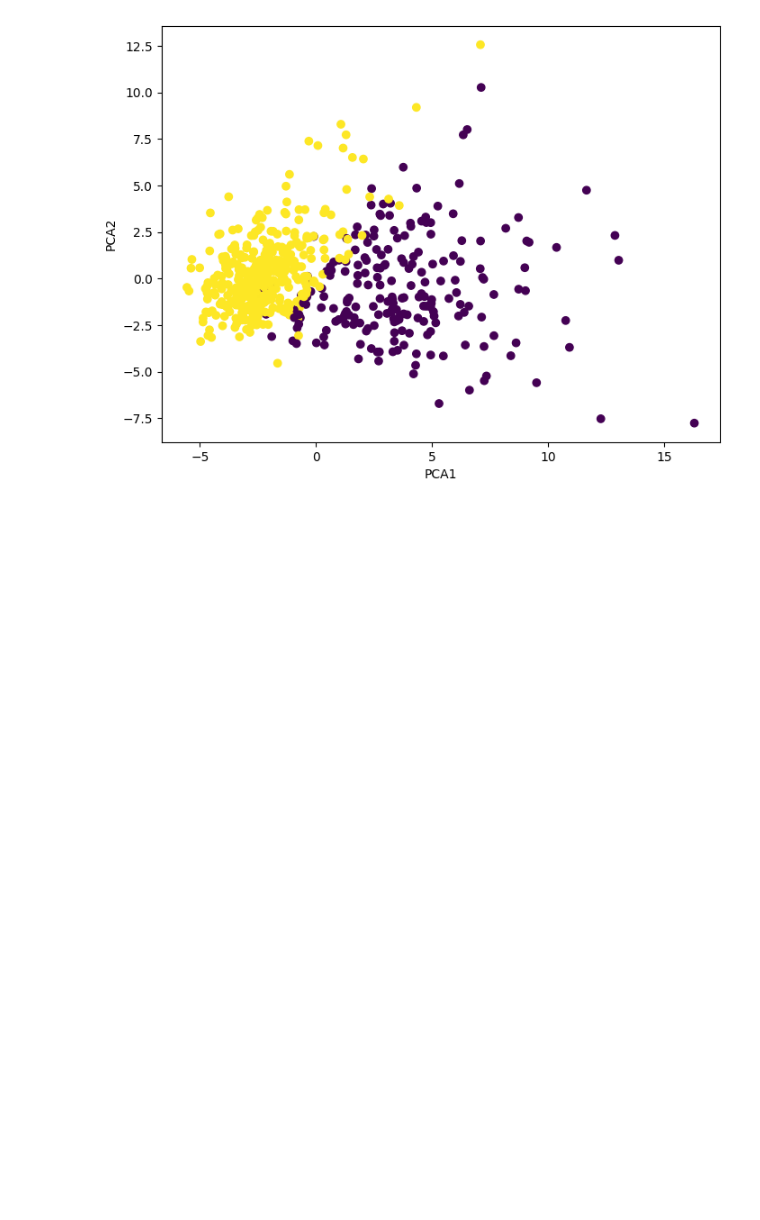
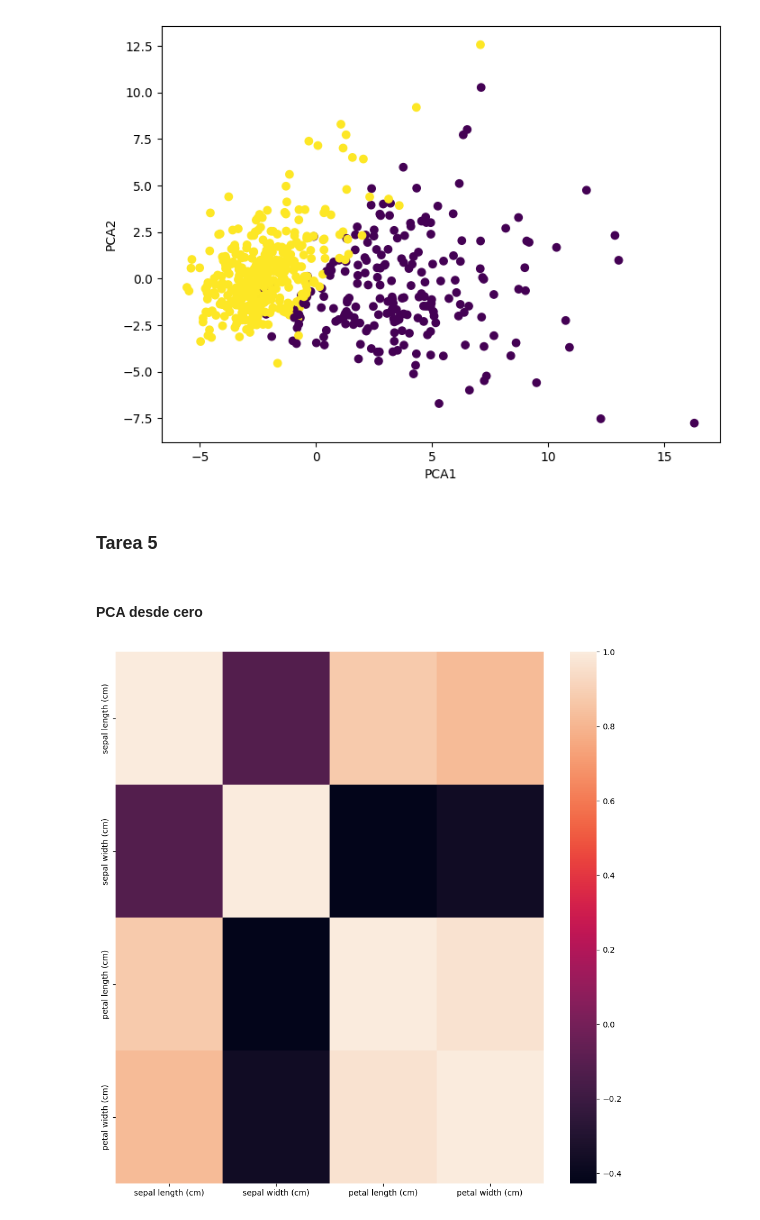
Before and after one commit to RodrigoRiveraRico/data_science_FCiencias, a Jupyter notebook: Clase_6/RiveraRodrigo_T05.ipynb, the cells around one changed output. Drawn from its saved outputs; the diff is of its cells as text; code cells hidden in the pictures; blank space fills up the shorter version.

Commit message:
Tarea 5 realizada

```diff
--- a/Clase_6/Clase_6.ipynb
+++ b/Clase_6/RiveraRodrigo_T05.ipynb
@@ -190,3 +190,28 @@ plt.ylabel('PCA2')
 plt.show()
 # %% [output]
 [figure]
+# %% [markdown]
+### Tarea 5
+# %% [markdown]
+#### PCA desde cero
+# %%
+from sklearn.datasets import load_iris
+import pandas as pd
+import numpy as np
+import matplotlib.pyplot as plt
+import seaborn as sns
+
+iris = load_iris(as_frame=True)
+X = iris.data
+# y = iris.target
+# %%
+X_mean = X.mean()
+X_std = X.std()
+Z = (X - X_mean) / X_std
+# %%
+c = Z.cov()
+plt.figure(figsize=(12, 12))
+sns.heatmap(c)
+plt.show()
+# %% [output]
+[figure, added]
```
Also changed, not shown: parts of 12 cells of this notebook.
